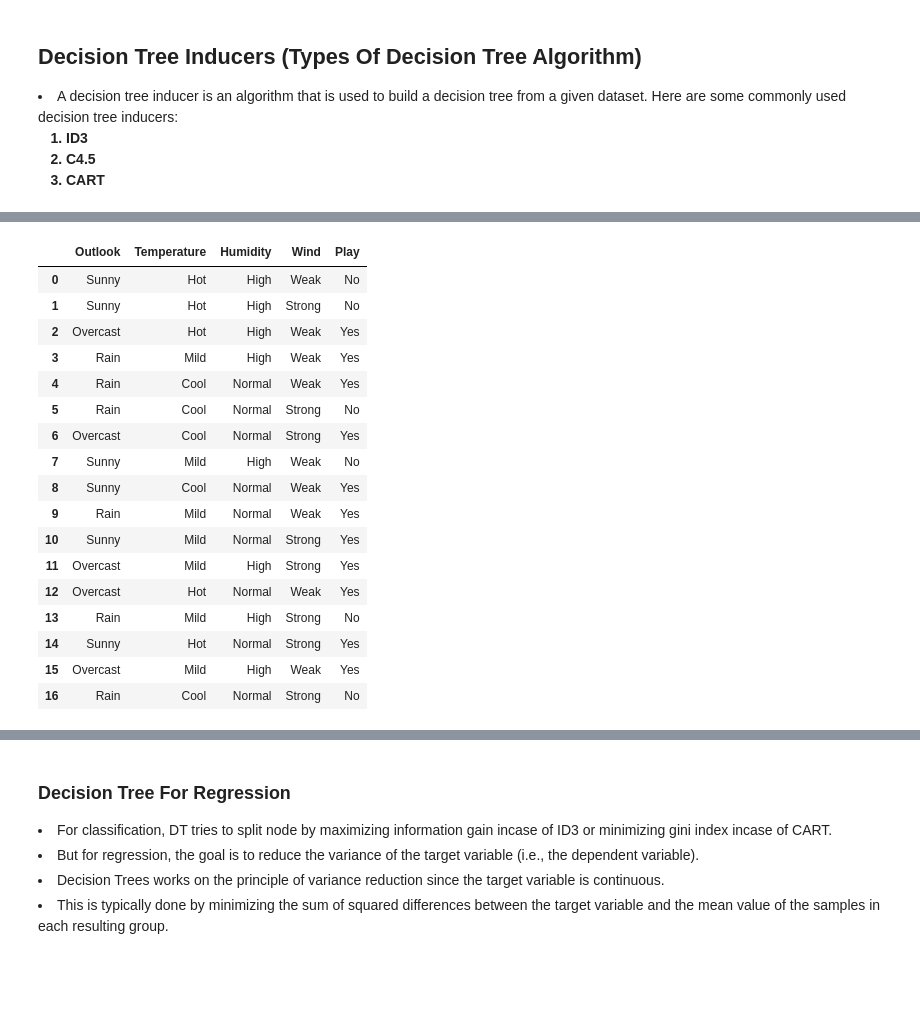
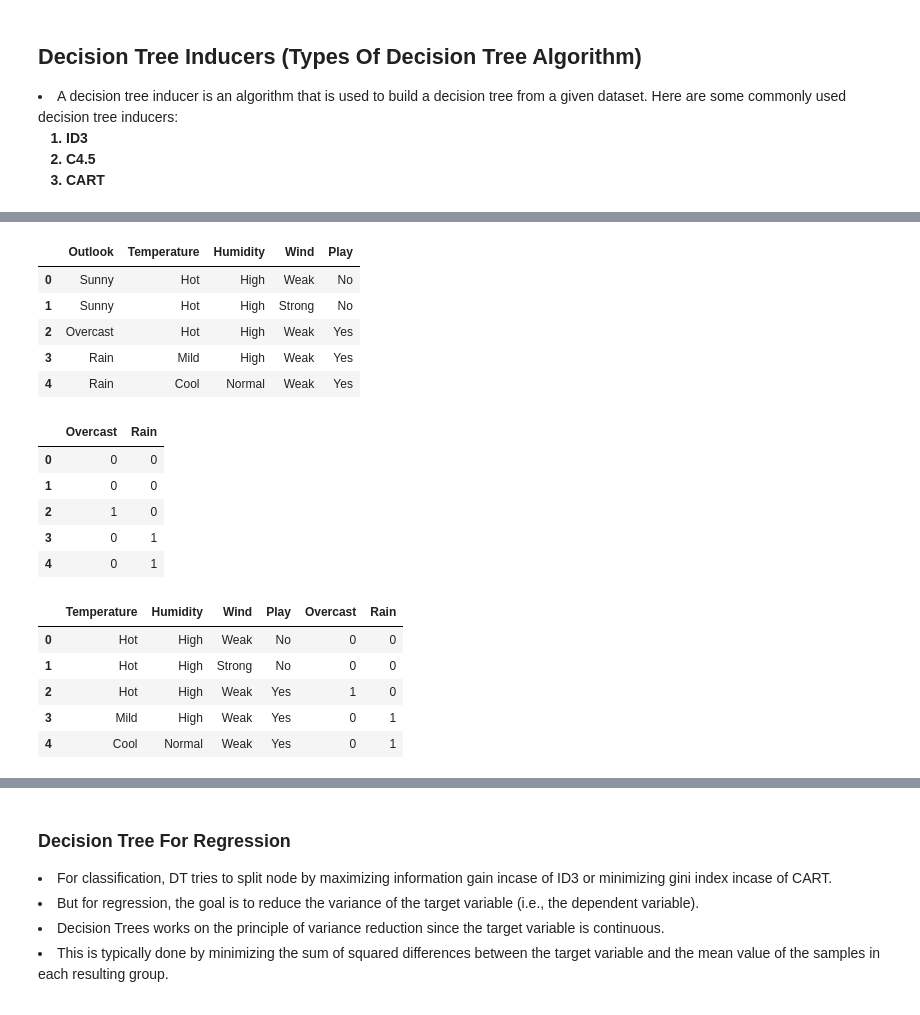
Before and after one commit to prabhat-123/Python_For_Data_Science, a Jupyter notebook: August_Lumbini_Course/notebooks/Decision_Trees.ipynb, the cells around one changed output, grey strips where cells are left out. Saved outputs shown, nothing was run; the diff lists cells and outputs as text; code cells hidden in the pictures; blank space fills up the shorter version.

```diff
--- a/August_Lumbini_Course/notebooks/Decision_Trees.ipynb
+++ b/August_Lumbini_Course/notebooks/Decision_Trees.ipynb
@@ -119,23 +119,33 @@ gameplay_df = pd.DataFrame({
              "Yes", "Yes", "No"]
 })
 # %%
-gameplay_df
+gameplay_df.head()
 # %% [output]
 |  | Outlook | Temperature | Humidity | Wind | Play |
 | 0 | Sunny | Hot | High | Weak | No |
 | 1 | Sunny | Hot | High | Strong | No |
 | 2 | Overcast | Hot | High | Weak | Yes |
 | 3 | Rain | Mild | High | Weak | Yes |
 | 4 | Rain | Cool | Normal | Weak | Yes |
-| 5 | Rain | Cool | Normal | Strong | No |
-| 6 | Overcast | Cool | Normal | Strong | Yes |
-| 7 | Sunny | Mild | High | Weak | No |
-| 8 | Sunny | Cool | Normal | Weak | Yes |
-| 9 | Rain | Mild | Normal | Weak | Yes |
-| 10 | Sunny | Mild | Normal | Strong | Yes |
-| 11 | Overcast | Mild | High | Strong | Yes |
-| 12 | Overcast | Hot | Normal | Weak | Yes |
-| 13 | Rain | Mild | High | Strong | No |
-| 14 | Sunny | Hot | Normal | Strong | Yes |
-| 15 | Overcast | Mild | High | Weak | Yes |
-| 16 | Rain | Cool | Normal | Strong | No |
+# %%
+outlook_df = pd.get_dummies(gameplay_df["Outlook"])
+outlook_df.drop('Sunny', axis=1, inplace=True)
+outlook_df.head()
+# %% [output]
+|  | Overcast | Rain |
+| 0 | 0 | 0 |
+| 1 | 0 | 0 |
+| 2 | 1 | 0 |
+| 3 | 0 | 1 |
+| 4 | 0 | 1 |
+# %%
+gameplay_df = pd.concat([gameplay_df, outlook_df], axis=1)
+gameplay_df.drop('Outlook', axis=1, inplace=True)
+gameplay_df.head()
+# %% [output]
+|  | Temperature | Humidity | Wind | Play | Overcast | Rain |
+| 0 | Hot | High | Weak | No | 0 | 0 |
+| 1 | Hot | High | Strong | No | 0 | 0 |
+| 2 | Hot | High | Weak | Yes | 1 | 0 |
+| 3 | Mild | High | Weak | Yes | 0 | 1 |
+| 4 | Cool | Normal | Weak | Yes | 0 | 1 |
```
Also changed, not shown: parts of 73 cells of this notebook, 3 other files.
